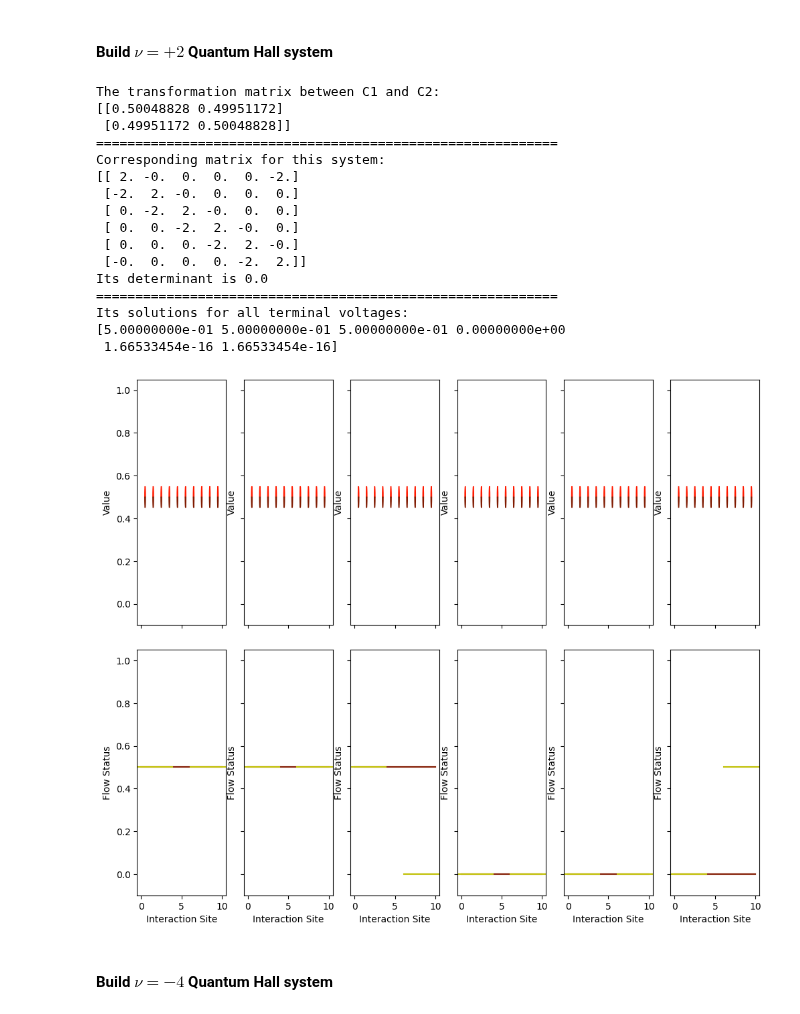
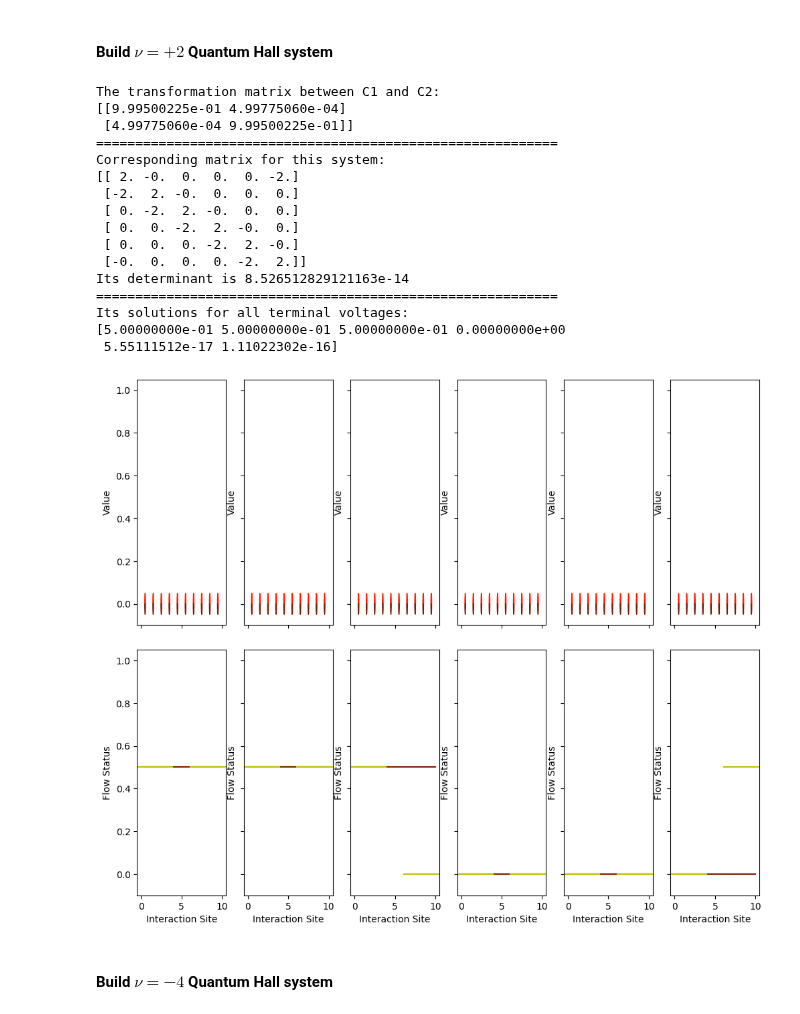
Before and after one commit to LarsonLaugh/Counterfusion, a Jupyter notebook: demo.ipynb, the cells around one changed output. Drawn from its saved outputs; the diff is of its cells as text; code cells hidden in the pictures.

```diff
--- a/demo.ipynb
+++ b/demo.ipynb
@@ -179,10 +181,11 @@ import matplotlib.pyplot as plt
 totalNumMover = 2
 numForwardMover = 2
 zeroVoltTerminal = 3
+blockStates = None
 #===============================================================
 # Information of scattering events
 # Interaction parameters
-v01 = 0.5
+v01 = 0.0001
 # Define interaction between nodes (contacts)
 # C1--M1--C2
 edgeDef1 = [[0,1,v01,10]]
@@ -205,39 +208,39 @@ for edgeDef in edgesDef:
 graph = []
 for edgeInfo in edgesInfo:
     graph.append(Edge(edgeInfo,totalNumMover,numForwardMover))
 
 print("The transformation matrix between C1 and C2:")
 print(graph[0].trans_mat())
 print("===========================================================")
 nodesCurrent = [1,0,0,-1,0,0]
-sys = System(nodesCurrent,graph,numForwardMover,zeroVoltTerminal)
+sys = System(nodesCurrent,graph,numForwardMover,zeroVoltTerminal,blockStates)
 #================================================================
 # Your system has been defined, let us make some fun out of it.
 print("Corresponding matrix for this system:")
 print(sys.mastermat())
 print("Its determinant is", np.linalg.det(sys.mastermat()))
 print("===========================================================")
 print("Its solutions for all terminal voltages:")
 print(sys.solve())
 axs=sys.plot()
 # %% [output]
 The transformation matrix between C1 and C2:
-[[0.50048828 0.49951172]
- [0.49951172 0.50048828]]
+[[9.99500225e-01 4.99775060e-04]
+ [4.99775060e-04 9.99500225e-01]]
 ===========================================================
 Corresponding matrix for this system:
 [[ 2. -0.  0.  0.  0. -2.]
  [-2.  2. -0.  0.  0.  0.]
  [ 0. -2.  2. -0.  0.  0.]
  [ 0.  0. -2.  2. -0.  0.]
  [ 0.  0.  0. -2.  2. -0.]
  [-0.  0.  0.  0. -2.  2.]]
-Its determinant is 0.0
+Its determinant is 8.526512829121163e-14
 ===========================================================
 Its solutions for all terminal voltages:
 [5.00000000e-01 5.00000000e-01 5.00000000e-01 0.00000000e+00
- 1.66533454e-16 1.66533454e-16]
+ 5.55111512e-17 1.11022302e-16]
-[figure, old version]
+[figure, new version]
 # %% [markdown]
 #### Build  $\nu=-4$ Quantum Hall system
 # %%
```
Also changed, not shown: parts of 15 cells of this notebook, 2 other files.
